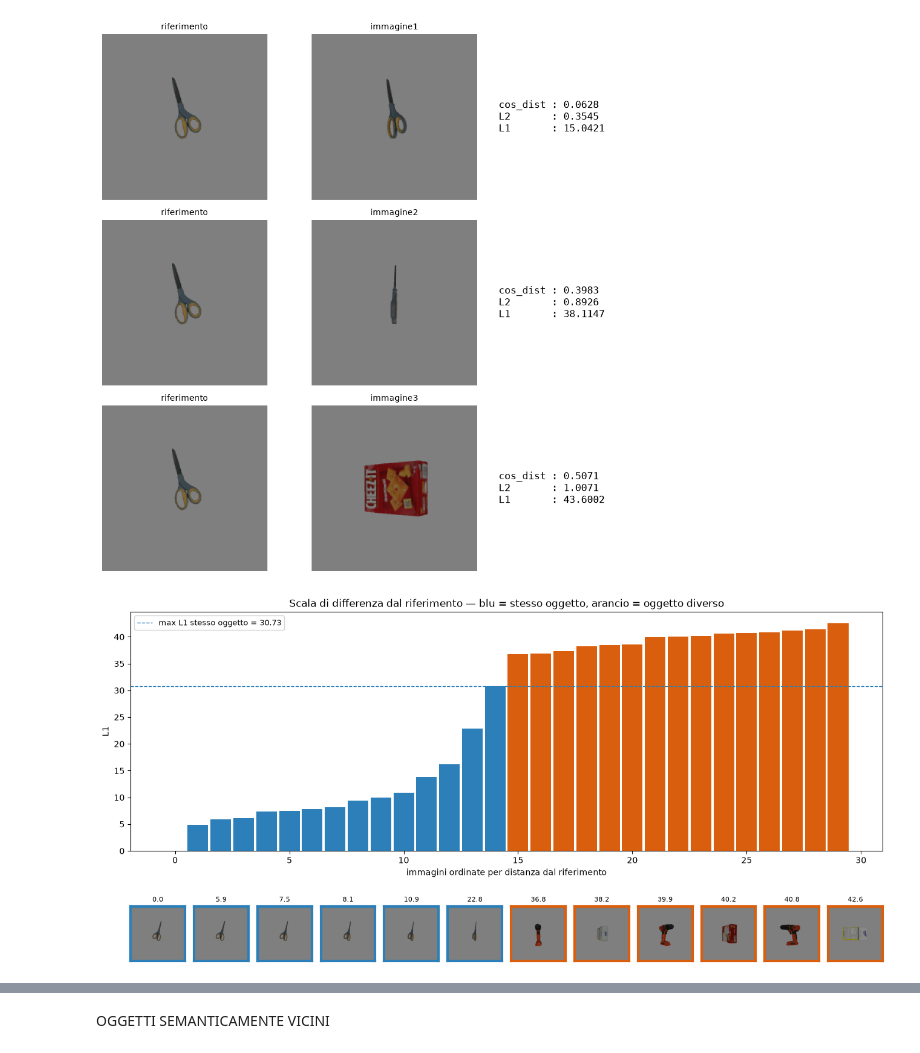
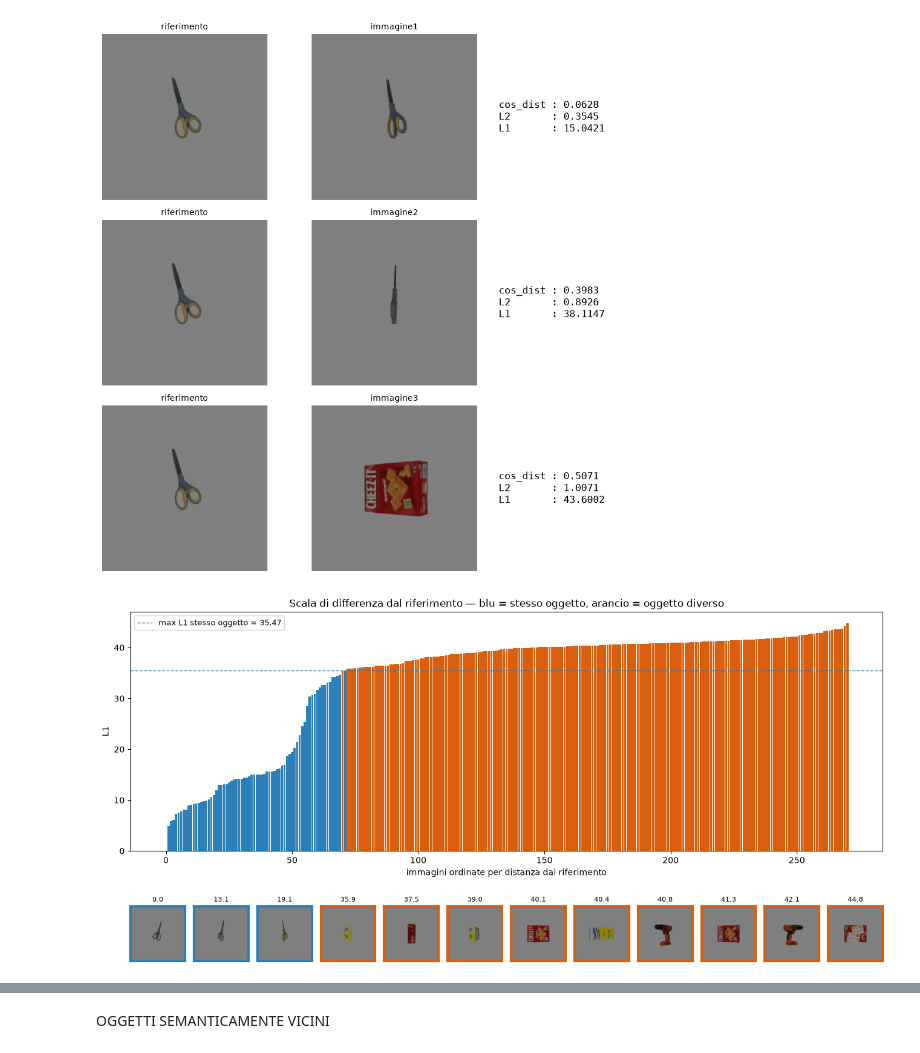
Before and after one commit to Saiukk/PoseJEPA, a Jupyter notebook: Script/Notebook/experiments2.ipynb, the cells around one changed output, grey strips where cells are left out. Saved outputs shown, nothing was run; the diff lists cells and outputs as text; code cells hidden in the pictures.

```diff
--- a/Script/Notebook/experiments2.ipynb
+++ b/Script/Notebook/experiments2.ipynb
@@ -206,30 +207,30 @@ def plot_distance_scale(ref_img, others, kinds, labels=None,
 # %%
 import pandas as pd
 
 DATASET = "ycbv"
 REF_OBJ = "obj_000017"          # l'oggetto di riferimento (le forbici)
 DIFF_OBJS = ["obj_000002", "obj_000003", "obj_000015"]   # oggetti diversi
-N_SAME, N_DIFF = 15, 15
+N_SAME, N_DIFF = 200, 200
 
 df = pd.read_csv(RENDERS / DATASET / "gt_poses.csv")
 
 # riferimento = prima posa dell'oggetto di riferimento
 ref_row = df[df.object==REF_OBJ].iloc[5]
 ref_img = Image.open(RENDERS / ref_row["image"]).convert("RGB")
 
 others, kinds = [], []
 # pose DIVERSE dello STESSO oggetto
 same_rows = df[df.object==REF_OBJ].iloc[1:N_SAME+1]
 for _, r in same_rows.iterrows():
     others.append(Image.open(RENDERS / r["image"]).convert("RGB")); kinds.append("same")
 # pose di oggetti DIVERSI
 diff_rows = df[df.object.isin(DIFF_OBJS)].sample(N_DIFF, random_state=0)
 for _, r in diff_rows.iterrows():
     others.append(Image.open(RENDERS / r["image"]).convert("RGB")); kinds.append("diff")
 
 plot_distance_scale(ref_img, others, kinds, token="pool", metric="l1", n_show=12)
 # %% [output]
-[figure, old version]
+[figure, new version]
 # %%
 def show_worst_case(ref_img, others, kinds, token="pool", metric="l1"):
     """
```
Also changed, not shown: parts of 5 cells of this notebook, 1 other file.
